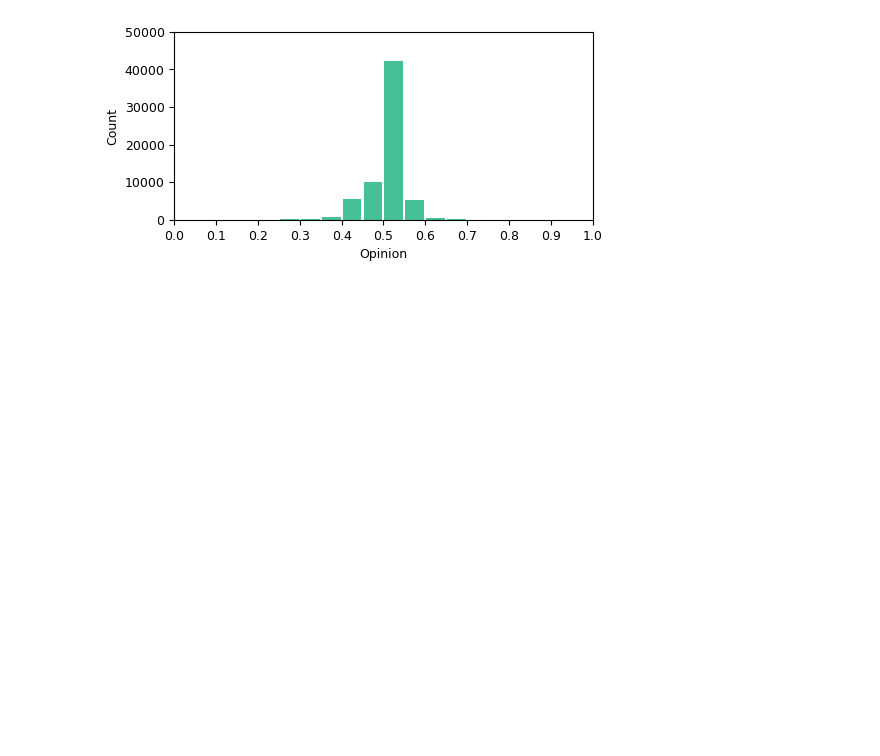
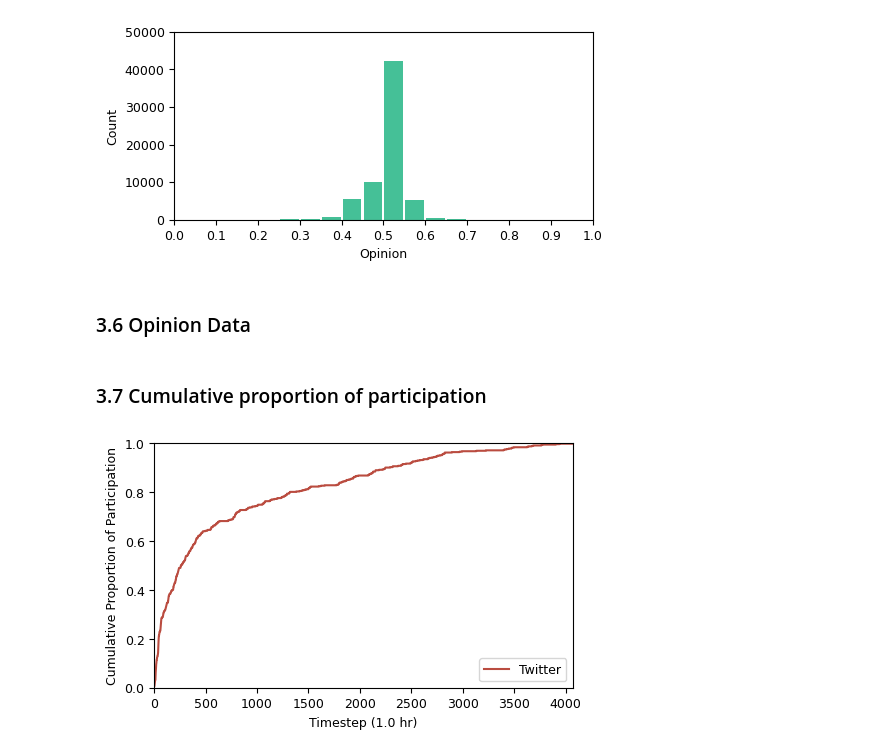
Before and after one commit to J0HNN7G/politic-polar-epsrc, a Jupyter notebook: exploration.ipynb, the cells around one changed output. Drawn from its saved outputs; the diff is of its cells as text; code cells hidden in the pictures; blank space fills up the shorter version.

Commit message:
started work on reddit daa

```diff
--- a/exploration.ipynb
+++ b/exploration.ipynb
@@ -1446,3 +1514,5 @@ reddit_opinions = pd.read_csv(os.path.join(reddit_filepath, 'opinion.txt'), sep=
+# %%
+reddit_opinions = reddit_opinions.drop('na', axis=1)
 # %% [markdown]
 #### Correcting Inferred Variable Types
 # %% [markdown]
@@ -1498,3 +1568,38 @@ ax.set_ylabel('Count')
 plt.show()
 # %% [output]
 [figure]
+# %% [markdown]
+### 3.6 Opinion Data
+# %%
+reddit_ids = list(set(reddit_edges.ID.unique()).union(reddit_edges.friend_ID.unique()))
+reddit_adj = np.zeros(shape=(len(reddit_ids), len(reddit_ids)), dtype=np.float64)
+for row in reddit_edges.iterrows():
+    ID = row[1]['ID']
+    friend_ID = row[1]['friend_ID']
+    idx = reddit_ids.index(ID)
+    friend_idx = reddit_ids.index(friend_ID)
+    reddit_adj[idx,friend_idx] = 1
+    reddit_adj[friend_idx, idx] = 1
+# %%
+init_timestep = 3600
+reg_timestep = 3600
+
+reddit_ts, reddit_prtcn, reddit_ops = op_series(reddit_ids, reddit_opinions, init_timestep, reg_timestep)
+# %% [markdown]
+### 3.7 Cumulative proportion of participation
+# %%
+reddit_lim = geqidx(1, reddit_prtcn)
+# %%
+fig, ax = plt.subplots(1, 1, figsize=set_size(subplots=(1, 1), height=latex_width * 0.6))
+
+ax.plot(reddit_prtcn[:reddit_lim], color=colors[0], label='Twitter')
+ax.margins(x=0)
+ax.set_ylim(0,1)
+ax.set_xlabel(f'Timestep ({reg_timestep / 3600} hr)')
+ax.set_ylabel('Cumulative Proportion of Participation')
+ax.legend(loc='lower right')
+
+#plt.savefig('social_opinion_all_means.pdf', format='pdf', bbox_inches='tight')
+plt.show()
+# %% [output]
+[figure, added]
```
Also changed, not shown: parts of 42 cells of this notebook.
